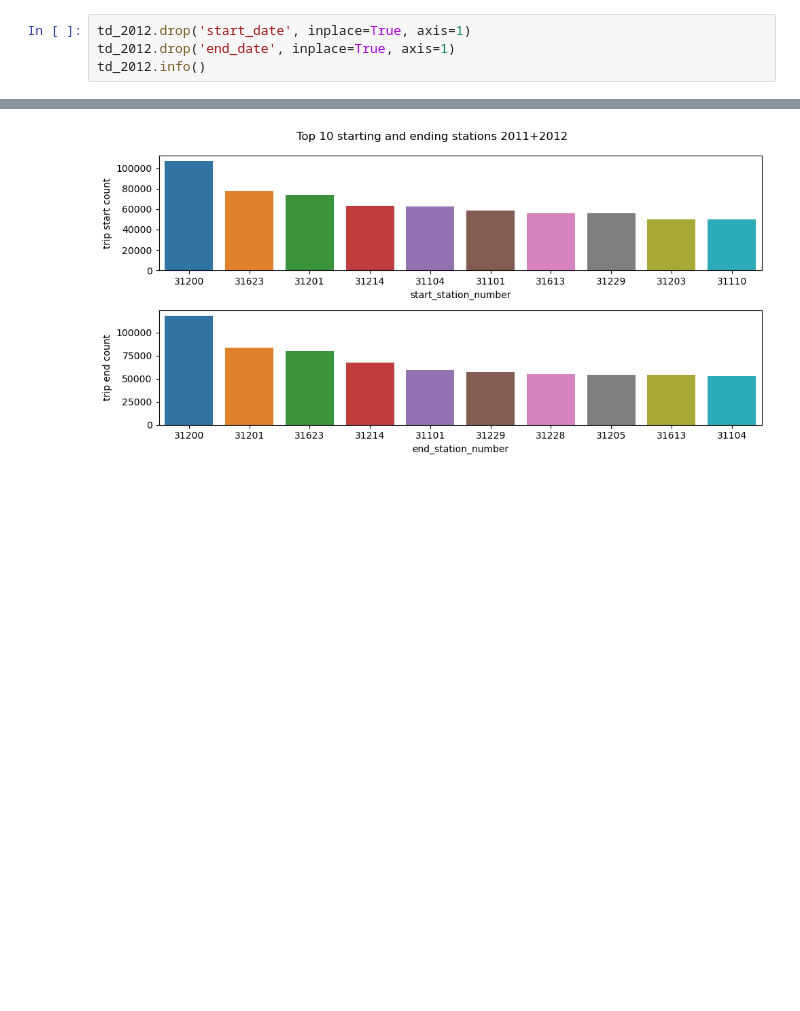
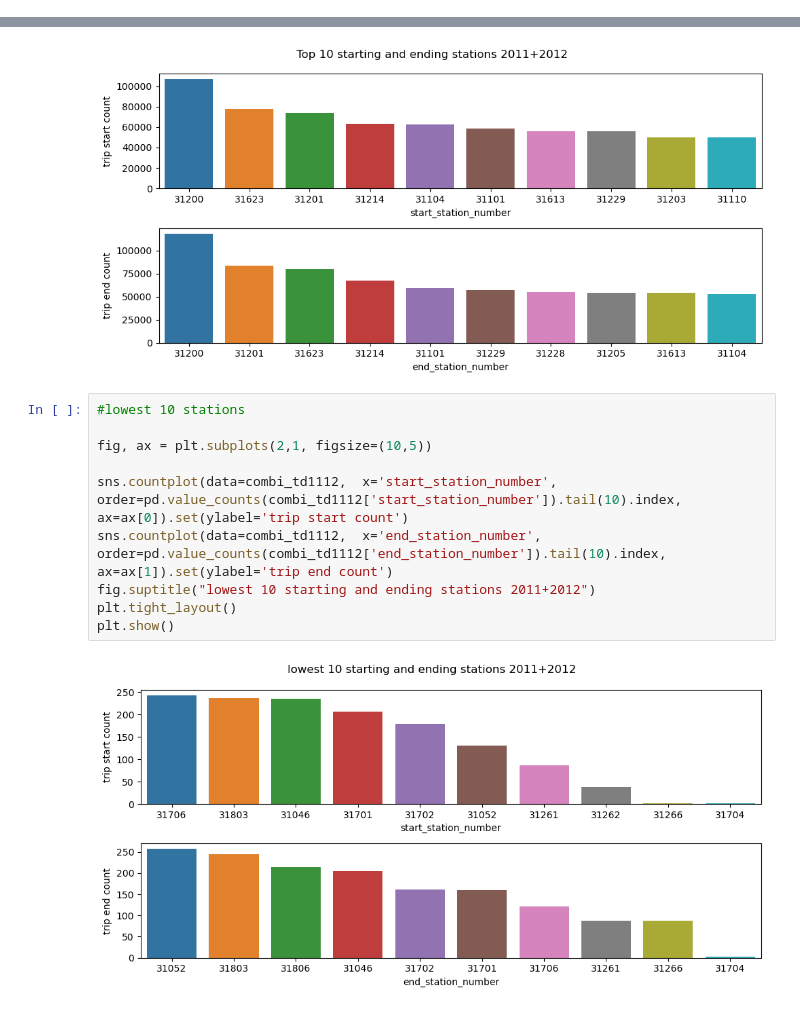
Before and after one commit to cdb8675309/Project3_Sprint-2, a Jupyter notebook: P3_S2.ipynb, the cells around one changed output, grey strips where cells are left out. Saved outputs shown, nothing was run; the diff lists cells and outputs as text; blank space fills up the shorter version.

```diff
--- a/P3_S2.ipynb
+++ b/P3_S2.ipynb
@@ -370,7 +372,3 @@ Data columns (total 9 columns):
  8   Member type           object
 dtypes: datetime64[ns](2), int64(3), object(4)
 memory usage: 139.3+ MB
-# %%
-td_2012.drop('start_date', inplace=True, axis=1)
-td_2012.drop('end_date', inplace=True, axis=1)
-td_2012.info()
@@ -510,3 +491,15 @@ plt.tight_layout()
 plt.show()
 # %% [output]
 [figure]
+# %%
+#lowest 10 stations
+
+fig, ax = plt.subplots(2,1, figsize=(10,5))
+
+sns.countplot(data=combi_td1112,  x='start_station_number', order=pd.value_counts(combi_td1112['start_station_number']).tail(10).index, ax=ax[0]).set(ylabel='trip start count')
+sns.countplot(data=combi_td1112,  x='end_station_number', order=pd.value_counts(combi_td1112['end_station_number']).tail(10).index, ax=ax[1]).set(ylabel='trip end count')
+fig.suptitle("lowest 10 starting and ending stations 2011+2012")
+plt.tight_layout()
+plt.show()
+# %% [output]
+[figure, added]
```
Also changed, not shown: parts of 18 cells of this notebook.
